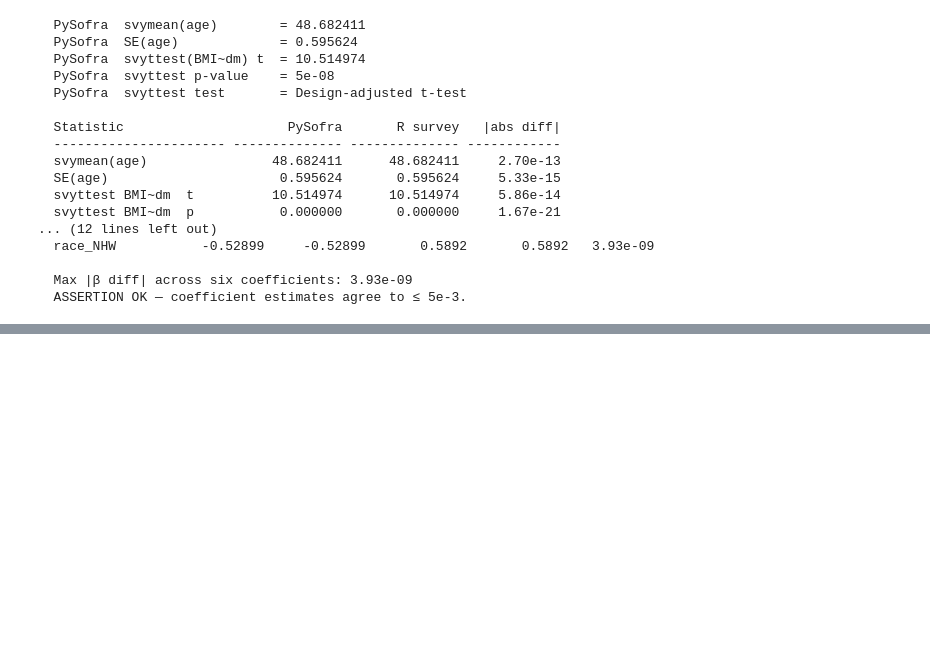
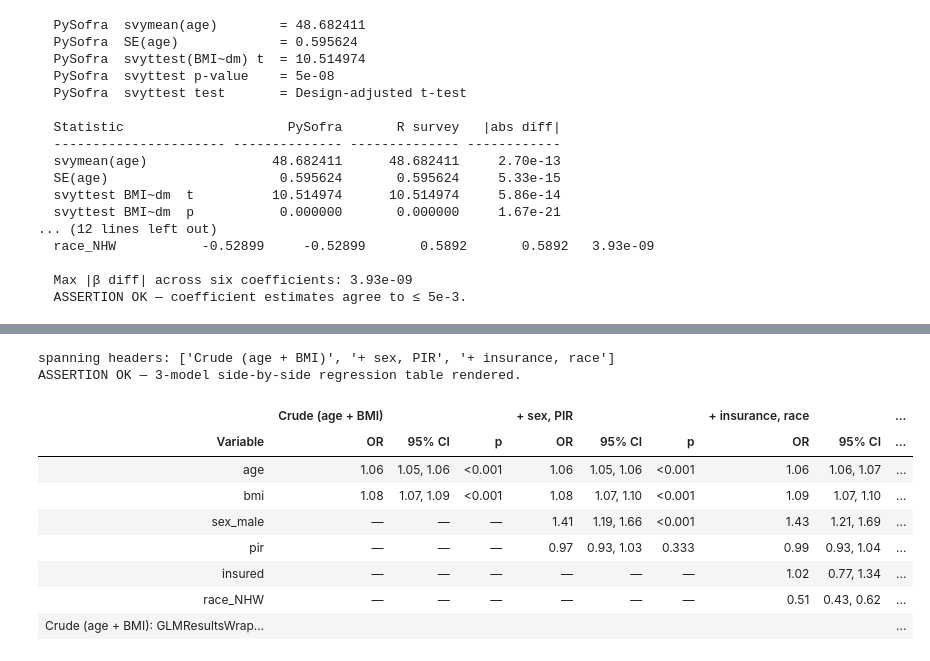
Before and after one commit to jturner-uofl/pysofra, a Jupyter notebook: examples/jss_case_study/jss_case_study.ipynb, the cells around one changed output, grey strips where cells are left out. Drawn from its saved outputs; the diff is of its cells as text; code cells hidden in the pictures; blank space fills up the shorter version.

```diff
--- a/examples/jss_case_study/jss_case_study.ipynb
+++ b/examples/jss_case_study/jss_case_study.ipynb
@@ -726,0 +787,42 @@ else:
+# %%
+# Three nested model specifications for diabetes risk
+yy = work_cc["diabetes"]
+specs = [
+    ["age", "bmi"],
+    ["age", "bmi", "sex_male", "pir"],
+    ["age", "bmi", "sex_male", "pir", "insured", "race_NHW"],
+]
+fits = []
+for predictors in specs:
+    Xs = sm.add_constant(work_cc[predictors])
+    with warnings.catch_warnings():
+        warnings.simplefilter("ignore")
+        fits.append(sm.GLM(yy, Xs,
+                           family=sm.families.Binomial()).fit())
+
+t_multi = ps.tbl_regression(
+    fits, exponentiate=True,
+    model_labels=["Crude (age + BMI)",
+                  "+ sex, PIR",
+                  "+ insurance, race"],
+)
+n_models = sum(1 for sh in (t_multi.spanning_headers or ())
+               if "Model" in sh.label or "+" in sh.label or "Crude" in sh.label)
+print(f"spanning headers: "
+      f"{[sh.label for sh in (t_multi.spanning_headers or ())]}")
+assert len(t_multi.spanning_headers or ()) >= 3, \
+    "multi-model table should expose 3 spanning headers"
+print("ASSERTION OK — 3-model side-by-side regression table rendered.")
+t_multi
+# %% [output]
+spanning headers: ['Crude (age + BMI)', '+ sex, PIR', '+ insurance, race']
+ASSERTION OK — 3-model side-by-side regression table rendered.
+|  | Crude (age + BMI) |  |  | + sex, PIR |  |  | + insurance, race |  | ... |
+| Variable | OR | 95% CI | p | OR | 95% CI | p | OR | 95% CI | ... |
+| age | 1.06 | 1.05, 1.06 | <0.001 | 1.06 | 1.05, 1.06 | <0.001 | 1.06 | 1.06, 1.07 | ... |
+| bmi | 1.08 | 1.07, 1.09 | <0.001 | 1.08 | 1.07, 1.10 | <0.001 | 1.09 | 1.07, 1.10 | ... |
+| sex_male | — | — | — | 1.41 | 1.19, 1.66 | <0.001 | 1.43 | 1.21, 1.69 | ... |
+| pir | — | — | — | 0.97 | 0.93, 1.03 | 0.333 | 0.99 | 0.93, 1.04 | ... |
+| insured | — | — | — | — | — | — | 1.02 | 0.77, 1.34 | ... |
+| race_NHW | — | — | — | — | — | — | 0.51 | 0.43, 0.62 | ... |
+| Crude (age + BMI): GLMResultsWrap... |  |  |  |  |  |  |  |  | ... |
```
Also changed, not shown: parts of 12 cells of this notebook, 3 other files.
